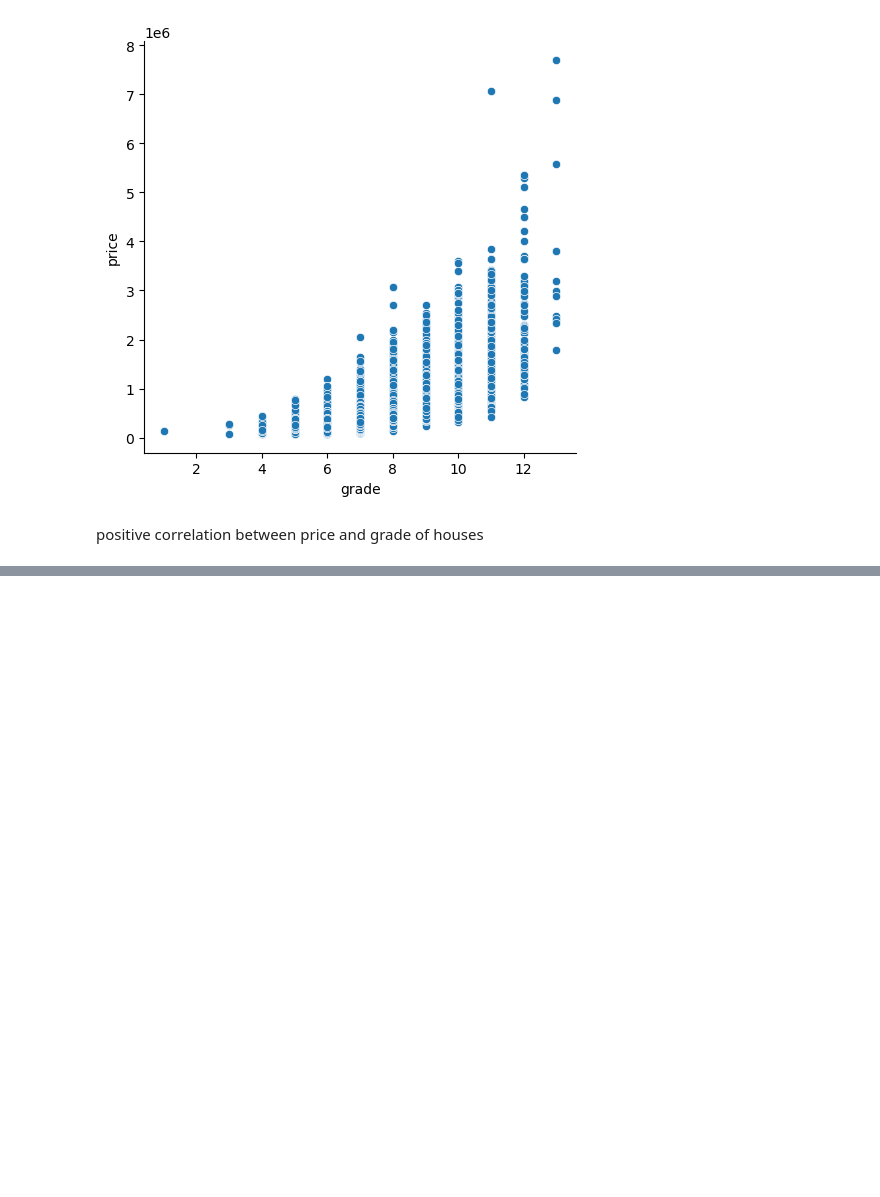
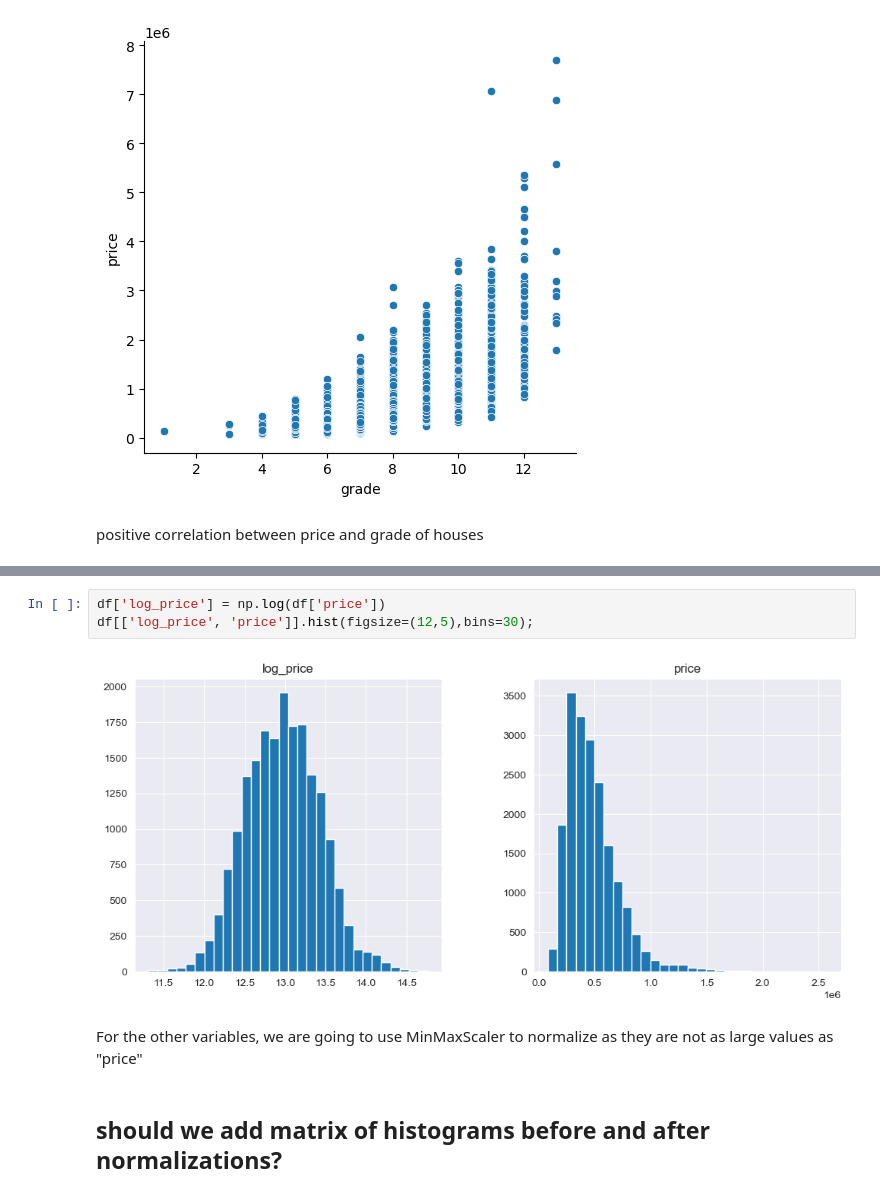
Before and after one commit to nyipuchicago/ML_project1, a Jupyter notebook: Project 1 notebook_update.ipynb, the cells around one changed output, grey strips where cells are left out. Drawn from its saved outputs; the diff is of its cells as text; blank space fills up the shorter version.

Commit message:
Nicole push normalizations

```diff
--- a/Project 1 notebook_update.ipynb
+++ b/Project 1 notebook_update.ipynb
@@ -615,0 +616,9 @@ positive correlation between price and grade of houses
+# %%
+df['log_price'] = np.log(df['price'])
+df[['log_price', 'price']].hist(figsize=(12,5),bins=30);
+# %% [output]
+[figure, added]
+# %% [markdown]
+For the other variables, we are going to use MinMaxScaler to normalize as they are not as large values as "price"
+# %% [markdown]
+## should we add matrix of histograms before and after normalizations?
```
Also changed, not shown: parts of 15 cells of this notebook.
